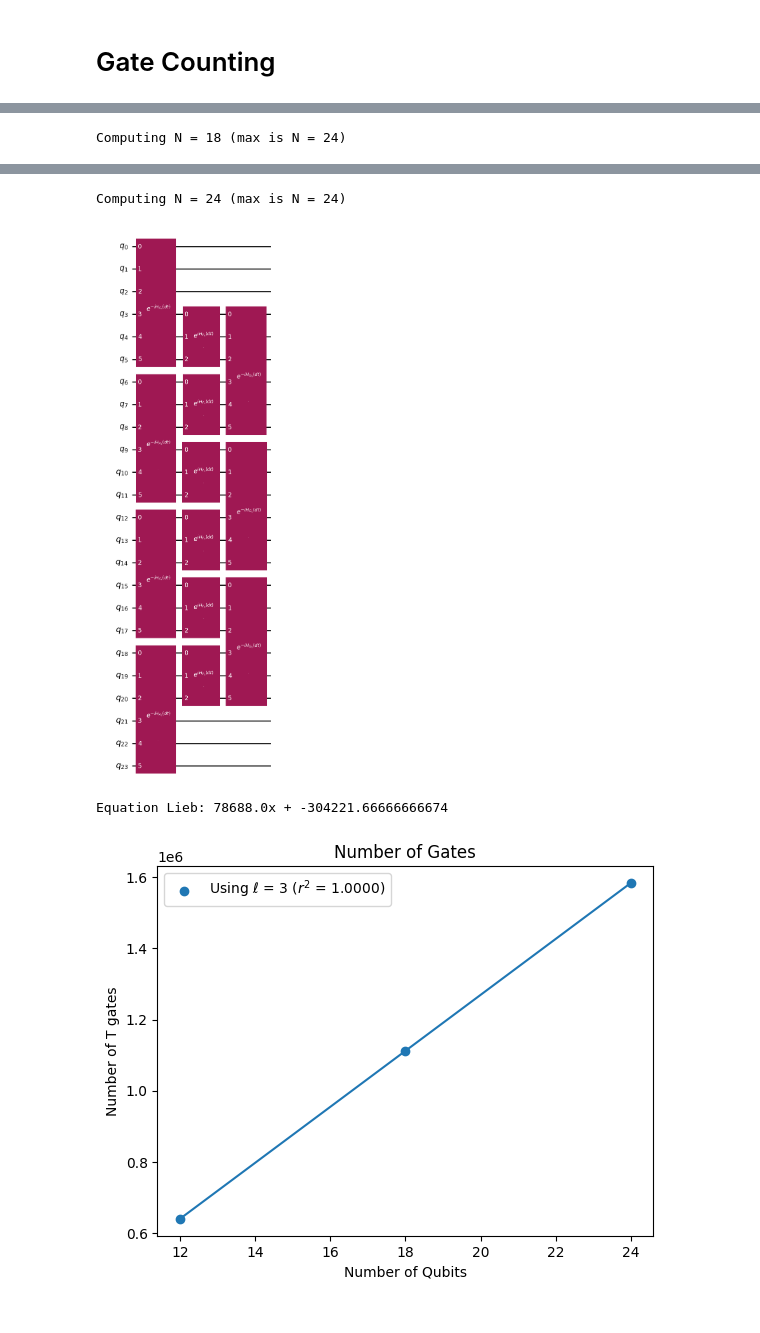
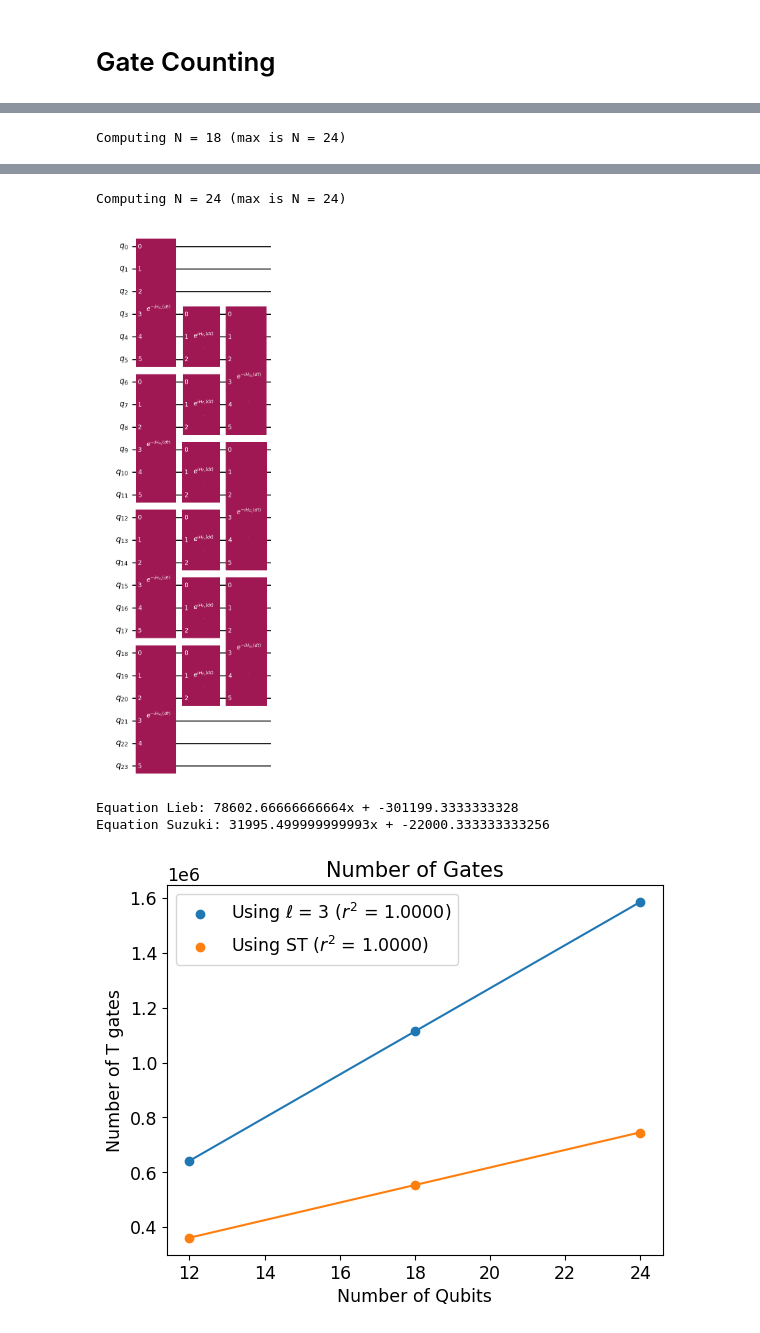
Before and after one commit to guilhermebaos/QUARMEN-Lessons, a Jupyter notebook: Quantum Algorithms/02-Final-Project.ipynb, the cells around one changed output, grey strips where cells are left out. Saved outputs shown, nothing was run; the diff lists cells and outputs as text; code cells hidden in the pictures.

```diff
--- a/Quantum Algorithms/02-Final-Project.ipynb
+++ b/Quantum Algorithms/02-Final-Project.ipynb
@@ -9,6 +9,9 @@
 # Usual imports
 import numpy as np
 import matplotlib.pyplot as plt
+
+# Make text bigger
+plt.rc('font', size=12.5)
 
 # Linear Regression
 from sklearn.linear_model import LinearRegression
@@ -568,6 +571,7 @@ nn_model = np.reshape(nn, (-1, 1))
 
 ee = []
 gg_lieb = []
+gg_suzuki = []
 for N in nn:
     # Convert to int
     N = int(N)
@@ -590,35 +594,63 @@ for N in nn:
     gg_lieb += [qc_tgates(qc_l)]
 
 
+    # Get Suzuki circuit
+    ham = hamiltonian(N, zz, jj)
+    evo = PauliEvolutionGate(ham, time=dt, label="U", synthesis=SuzukiTrotter(order, reps))
+
+    qc_s = QuantumCircuit(N)
+    qc_s.append(evo, range(N))
+
+    gg_suzuki += [qc_tgates(qc_s)]
+
+
+
 # Convert to array
 gg_lieb = np.array(gg_lieb)
+gg_suzuki = np.array(gg_suzuki)
 
 # Linear regression 1
 model = LinearRegression()
 model.fit(nn_model, gg_lieb)
 
 a_lieb = model.intercept_
 b_lieb = model.coef_[0]
 r2_lieb = model.score(nn_model, gg_lieb)
 
 reg_lieb = b_lieb * nn + a_lieb
 
+
+# Linear regression 2
+model = LinearRegression()
+model.fit(nn_model, gg_suzuki)
+
+a_suzuki = model.intercept_
+b_suzuki = model.coef_[0]
+r2_suzuki = model.score(nn_model, gg_suzuki)
+
+reg_suzuki = b_suzuki * nn + a_suzuki
+
+
 print(f"Equation Lieb: {b_lieb}x + {a_lieb}")
+print(f"Equation Suzuki: {b_suzuki}x + {a_suzuki}")
 
 # Plot
 plt.scatter(nn, gg_lieb, label=f"Using $\\ell$ = {ell} ($r^2$ = {r2_lieb:.4f})")
+plt.scatter(nn, gg_suzuki, label=f"Using ST ($r^2$ = {r2_suzuki:.4f})")
 plt.plot(nn, reg_lieb)
+plt.plot(nn, reg_suzuki)
 plt.title(f"Number of Gates")
 plt.xlabel("Number of Qubits")
 plt.ylabel("Number of T gates")
 plt.legend()
 plt.show()
 # %% [output]
 Computing N = 12 (max is N = 24)
 [figure]
 Computing N = 18 (max is N = 24)
 [figure]
 Computing N = 24 (max is N = 24)
 [figure]
-Equation Lieb: 78688.0x + -304221.66666666674
+Equation Lieb: 78602.66666666664x + -301199.3333333328
+Equation Suzuki: 31995.499999999993x + -22000.333333333256
-[figure, old version]
+[figure, new version]
```
Also changed, not shown: parts of 3 cells of this notebook.
